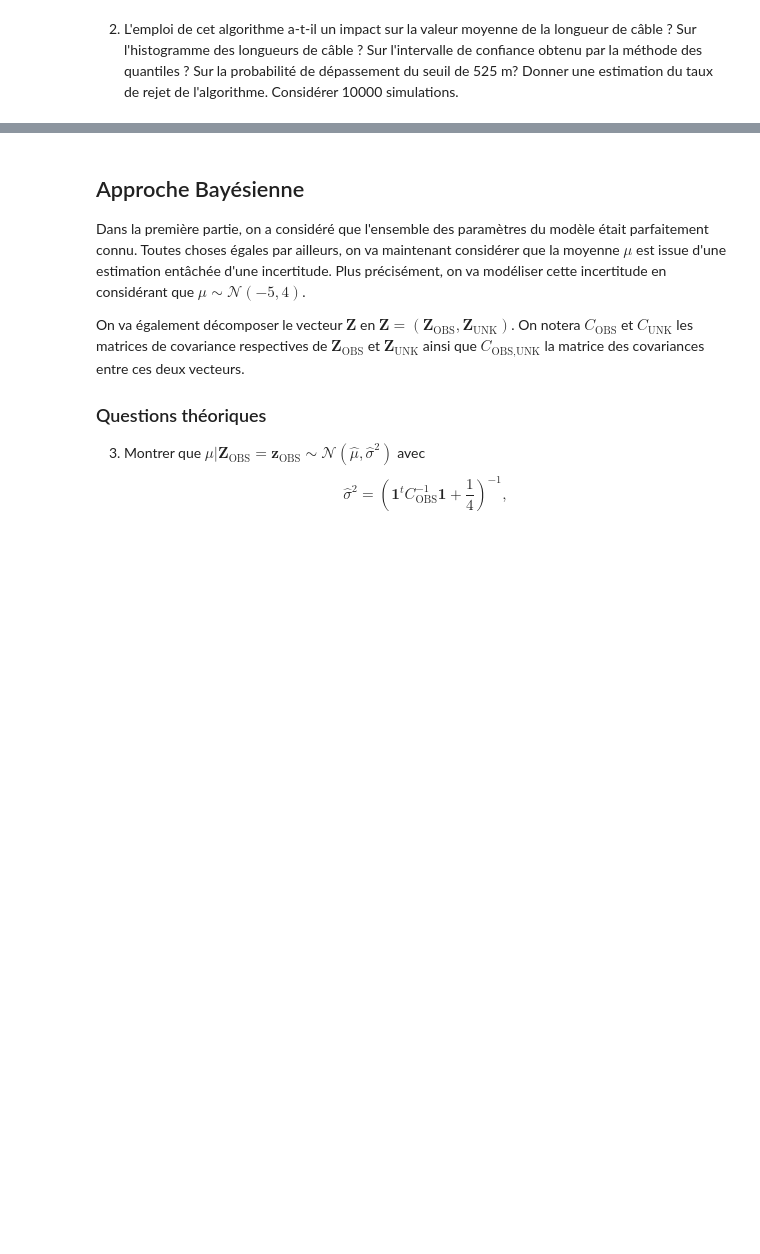
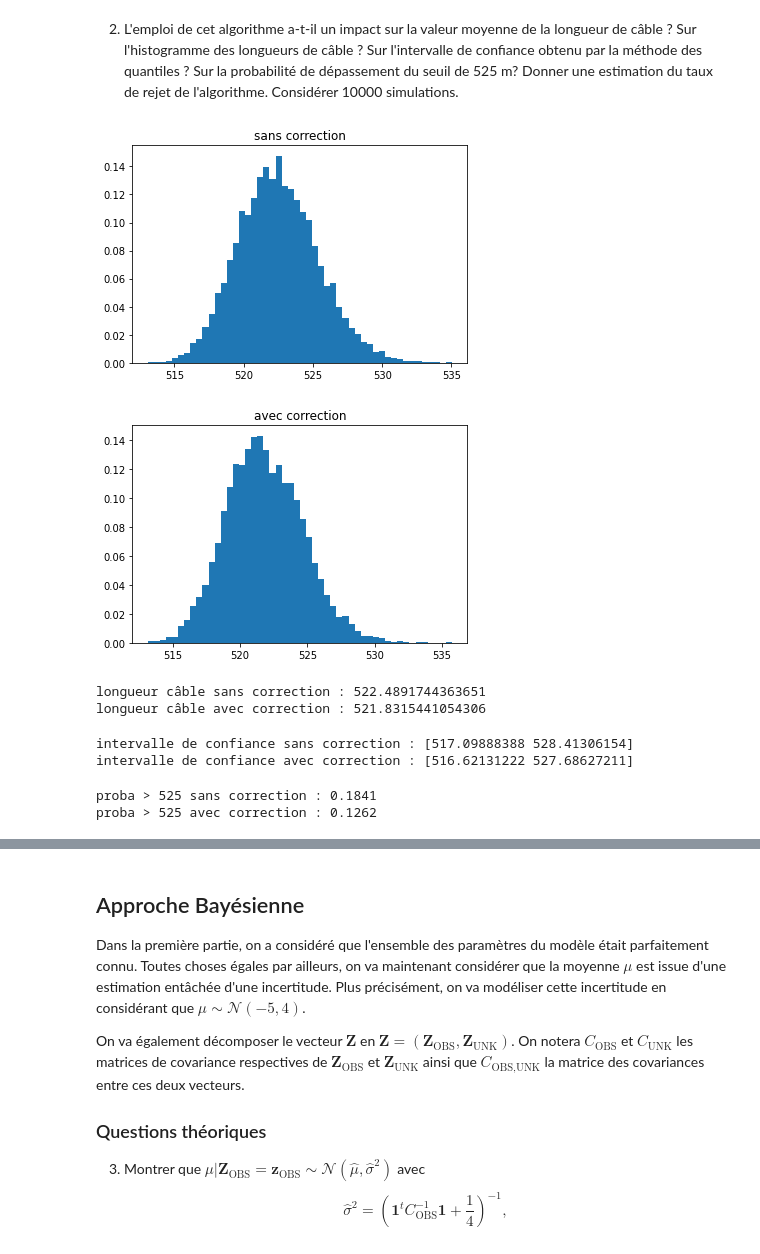
Before and after one commit to plgstalter/proba_freyther_gstalter, a Jupyter notebook: Projet numérique de Probabilités 2021.ipynb, the cells around one changed output, grey strips where cells are left out. Drawn from its saved outputs; the diff is of its cells as text; code cells hidden in the pictures; blank space fills up the shorter version.

```diff
--- a/Projet numérique de Probabilités 2021.ipynb
+++ b/Projet numérique de Probabilités 2021.ipynb
@@ -308,0 +305,68 @@ On voit (avec le compteur `s` que l'on a peu d'itérations : cela ne ralentit no
+# %%
+# On commence par calculer avant la modification
+K=10000
+result_0 = np.zeros(K)
+for i in range(K):
+    x=np.random.normal(0,1,np.shape(unknown_indexes)[0])
+    allval3[unknown_indexes]=Ec + np.matmul(Cholesky,x)
+    result_0[i]=length(allval3,Delta)
+
+## Longueur du cable
+l_0 = sum(result_0)/K
+
+## Intervalle de confiance
+x_0 = np.quantile(result_0,[0.025,0.975])
+
+## Proba > 525
+p_0 = sum(result_0>525)/K
+
+
+# Puis après la modification
+result = np.zeros(K)
+for i in range(K):
+    x=np.random.normal(0,1,np.shape(unknown_indexes)[0])
+    simu = Ec + np.matmul(Cholesky,x)
+    while (simu>0).any():
+        x=np.random.normal(0,1,np.shape(unknown_indexes)[0])
+        simu = Ec + np.matmul(Cholesky,x)
+    allval3[unknown_indexes]=Ec + np.matmul(Cholesky,x)
+    result[i]=length(allval3,Delta)
+
+## Longueur du cable
+l = sum(result)/K
+
+## Intervalle de confiance
+x = np.quantile(result,[0.025,0.975])
+
+## Proba > 525
+p = sum(result>525)/K
+
+
+# Affichage
+plt.hist(result_0,50,density=True)
+plt.title('sans correction')
+plt.show()
+plt.hist(result,50,density=True)
+plt.title('avec correction')
+plt.show()
+# %% [output]
+[figure, added]
+[figure, added]
+# %%
+print('longueur câble sans correction : {}'.format(l_0))
+print('longueur câble avec correction : {}'.format(l))
+# %% [output]
+longueur câble sans correction : 522.4891744363651
+longueur câble avec correction : 521.8315441054306
+# %%
+print('intervalle de confiance sans correction : {}'.format(x_0))
+print('intervalle de confiance avec correction : {}'.format(x))
+# %% [output]
+intervalle de confiance sans correction : [517.09888388 528.41306154]
+intervalle de confiance avec correction : [516.62131222 527.68627211]
+# %%
+print('proba > 525 sans correction : {}'.format(p_0))
+print('proba > 525 avec correction : {}'.format(p))
+# %% [output]
+proba > 525 sans correction : 0.1841
+proba > 525 avec correction : 0.1262
```
Also changed, not shown: parts of 11 cells of this notebook.
